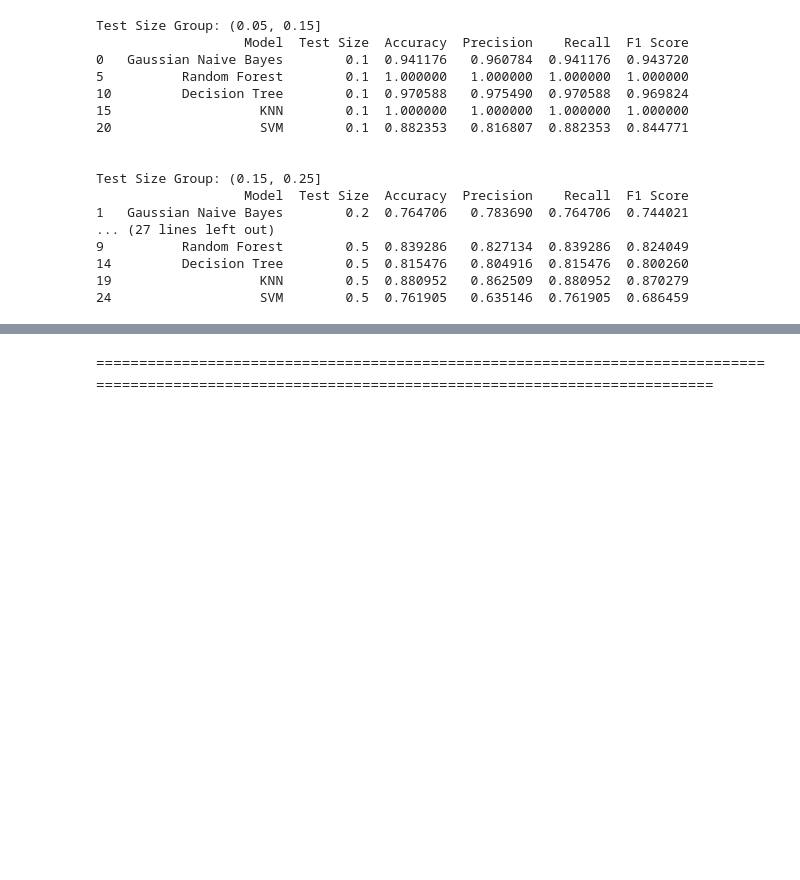
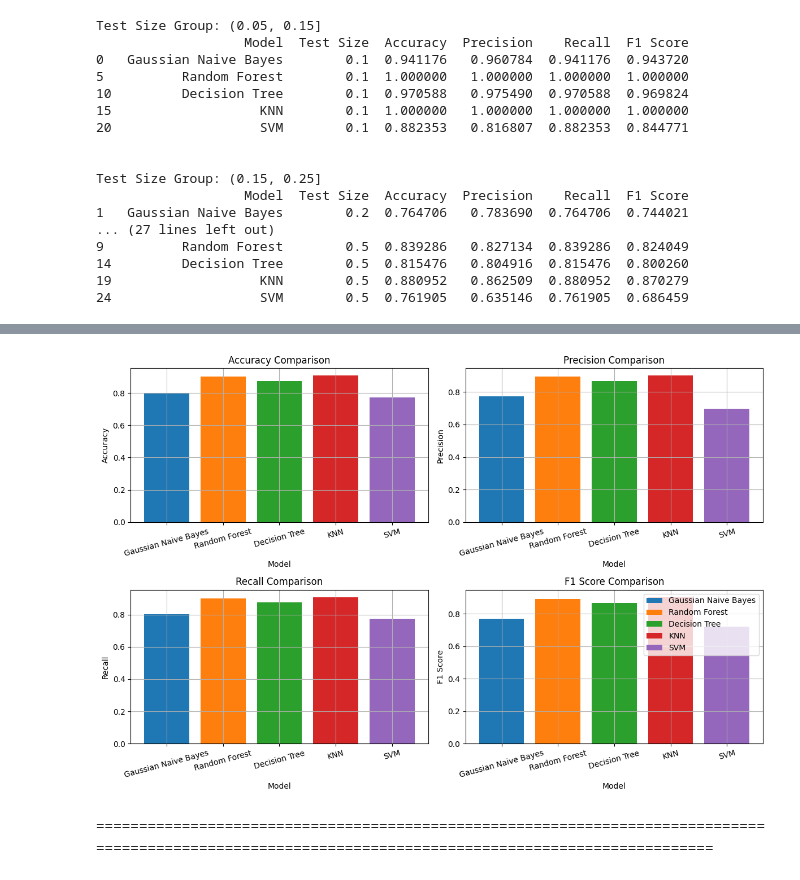
Before and after one commit to rezabdl/Bagging, a Jupyter notebook: bagging.ipynb, the cells around one changed output, grey strips where cells are left out. Drawn from its saved outputs; the diff is of its cells as text; code cells hidden in the pictures; blank space fills up the shorter version.

```diff
--- a/bagging.ipynb
+++ b/bagging.ipynb
@@ -564,3 +386,29 @@ Ensemble Accuracy for SVM: 0.8676470588235294
+# %%
+# Plotting barplots for each metric
+metrics = ['Accuracy', 'Precision', 'Recall', 'F1 Score']
+models = df_results['Model'].unique()
+
+plt.figure(figsize=(12, 8))
+
+for i, metric in enumerate(metrics):
+    plt.subplot(2, 2, i+1)
+    plt.title(metric + ' Comparison')
+
+    for model in models:
+        model_data = df_results[df_results['Model'] == model]
+        plt.bar(model, model_data[metric].mean(), label=model)
+
+    plt.xlabel('Model')
+    plt.ylabel(metric)
+    plt.xticks(rotation=15)
+
+    plt.grid(True)
+
+plt.tight_layout()
+plt.legend()
+plt.show()
+# %% [output]
+[figure, added]
 # %% [markdown]
 ======================================================================================================================================================
 # %% [markdown]
```
Also changed, not shown: parts of 10 cells of this notebook.
